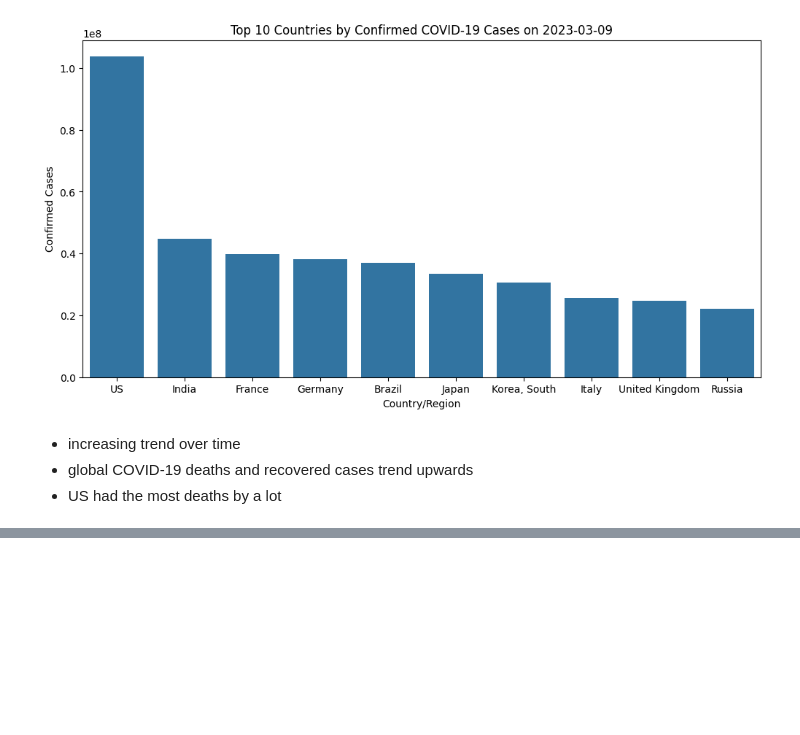
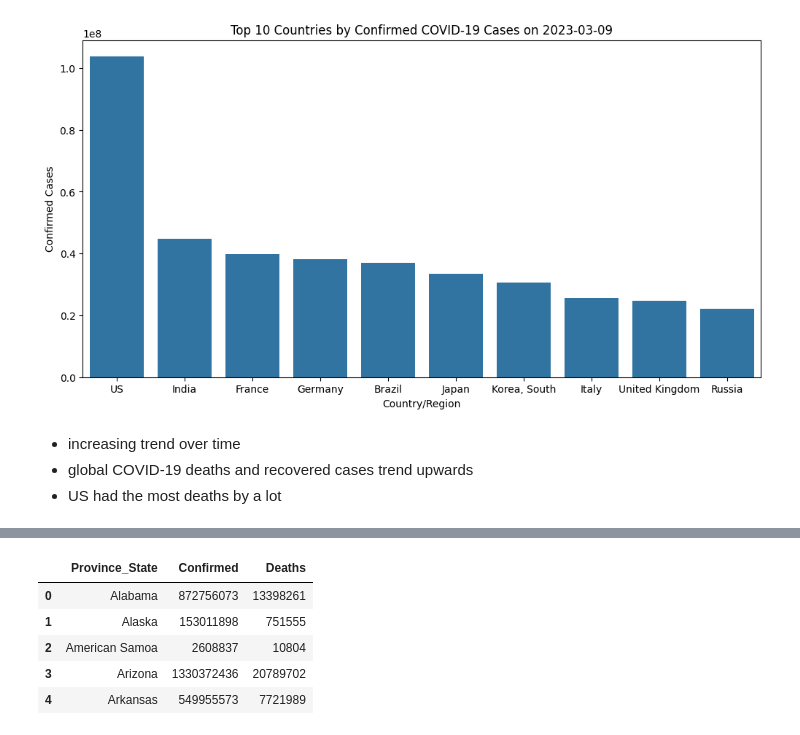
Before and after one commit to AidanLee007/Test-Repo, a Jupyter notebook: COVID_19.ipynb, the cells around one changed output, grey strips where cells are left out. Cells and saved outputs as stored; diff of their text form; code cells hidden in the pictures; blank space fills up the shorter version.

```diff
--- a/COVID_19.ipynb
+++ b/COVID_19.ipynb
@@ -364,0 +368,3 @@ plt.show()
+# %%
+url = 'https://raw.githubusercontent.com/CSSEGISandData/COVID-19/refs/heads/master/csse_covid_19_data/csse_covid_19_time_series/time_series_covid19_deaths_US.csv'
+usd = pd.read_csv(url)
@@ -364,0 +399,4 @@ plt.show()
+# %%
+drop = ['Diamond Princess']
+usc = usc[~usc['Province_State'].isin(drop)].copy()
+print(usc.shape)
@@ -364,0 +449,10 @@ plt.show()
+# %%
+state_cases_deaths = pd.merge(confirmed_by_state, deaths_by_state, on='Province_State')
+display(state_cases_deaths.head())
+# %% [output]
+|  | Province_State | Confirmed | Deaths |
+| 0 | Alabama | 872756073 | 13398261 |
+| 1 | Alaska | 153011898 | 751555 |
+| 2 | American Samoa | 2608837 | 10804 |
+| 3 | Arizona | 1330372436 | 20789702 |
+| 4 | Arkansas | 549955573 | 7721989 |
```
Also changed, not shown: parts of 10 cells of this notebook.
